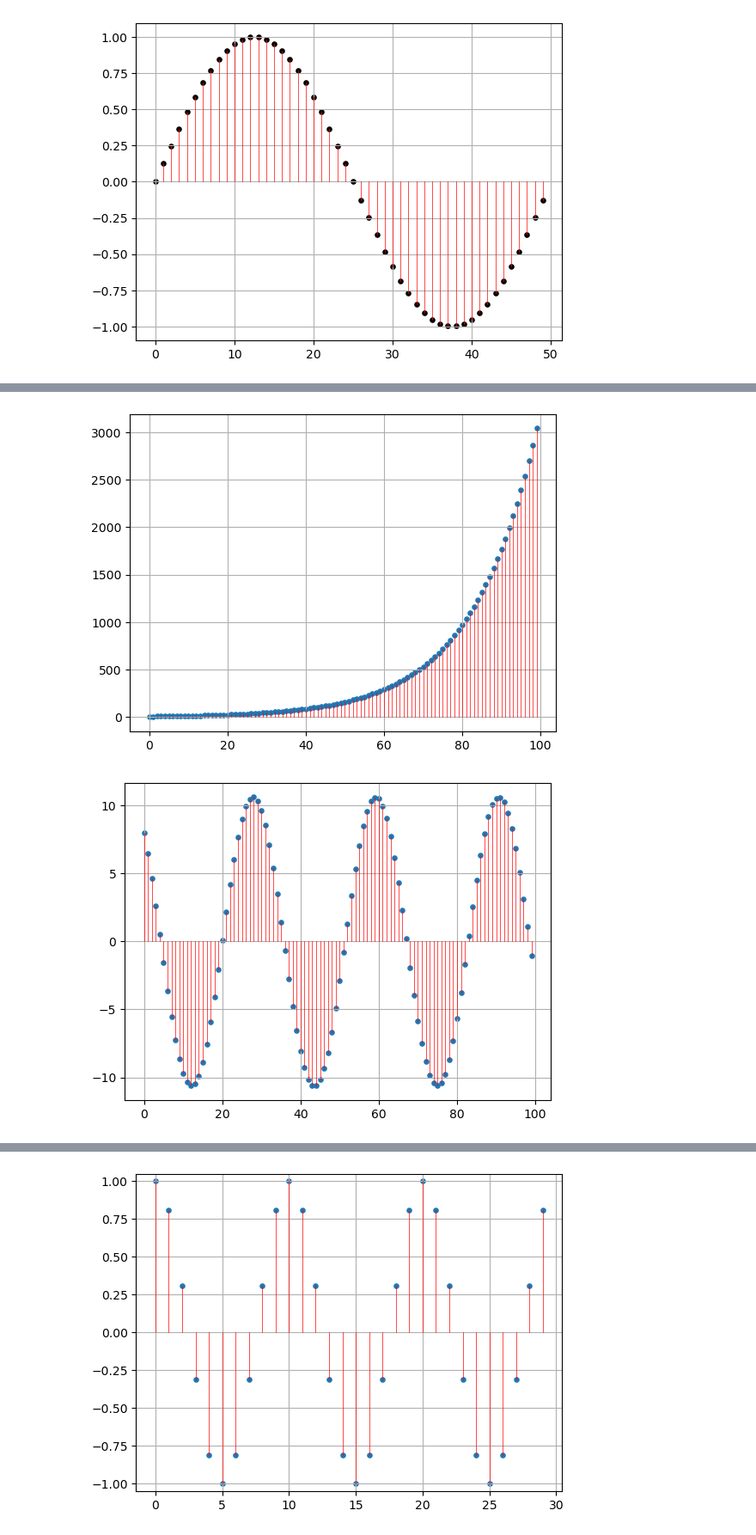
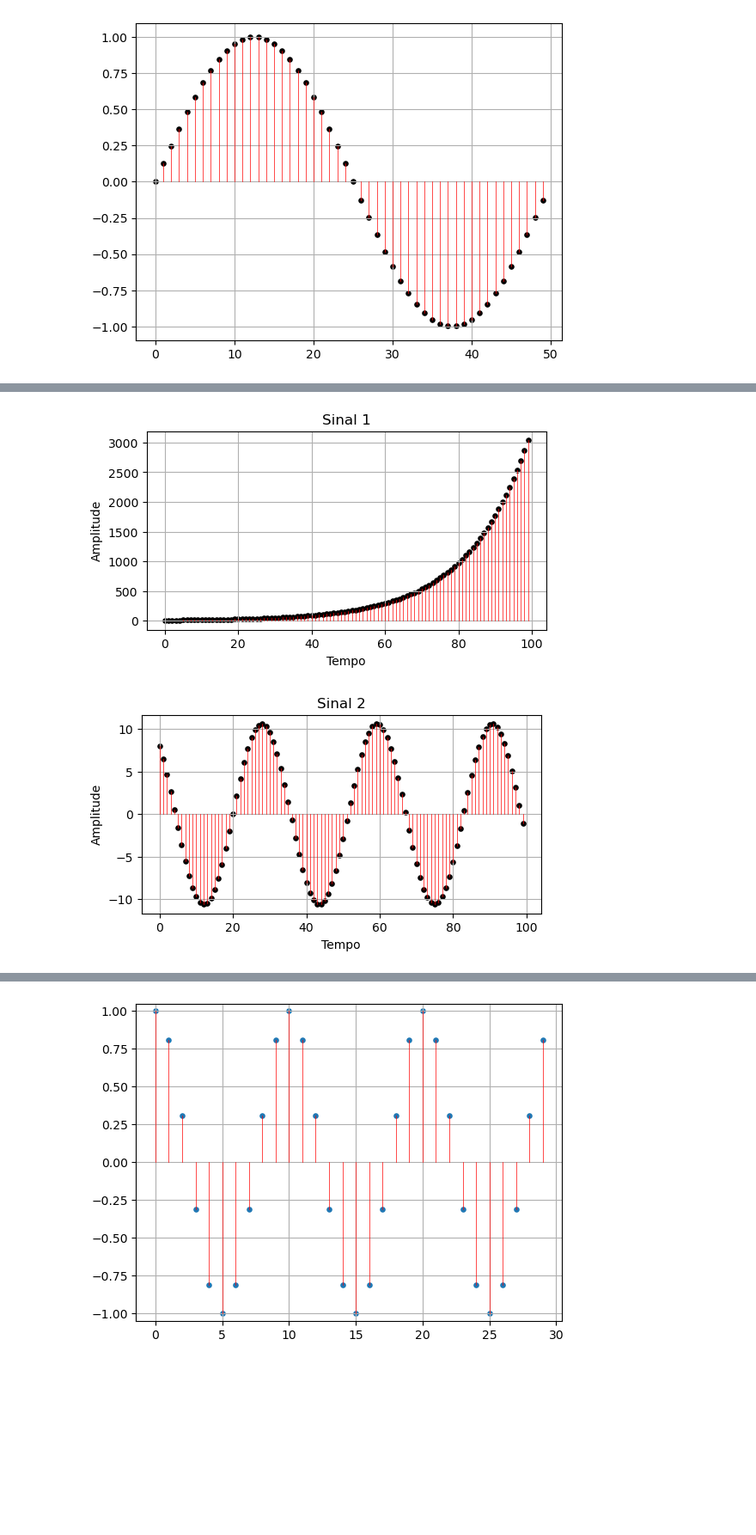
Before and after one commit to abrxao/faculdade, a Jupyter notebook: semestre_4/sinais_e_sistemas/atividade_1.ipynb, the cells around one changed output, grey strips where cells are left out. Shown at 86% size. Drawn from its saved outputs; the diff is of its cells as text; code cells hidden in the pictures; blank space fills up the shorter version.

```diff
--- a/semestre_4/sinais_e_sistemas/atividade_1.ipynb
+++ b/semestre_4/sinais_e_sistemas/atividade_1.ipynb
@@ -42,24 +58,32 @@ Importante resaltar que quanto maior o numero de amostras, menor tem que os valo
 # %%
 import numpy as np
-C = complex(8,7)
-a_exp = complex(.06,0)
-a_osc = complex(0,.2)
-a_amortecido = complex(-.05,.4)
+import matplotlib.pyplot as plt
 
-v_abc = [(C,a_exp),(C,a_osc),(C,a_amortecido)]
+C = complex(8, 7)
+a_exp = complex(0.06, 0)
+a_osc = complex(0, 0.2)
+a_amortecido = complex(-0.05, 0.4)
 
-y=[]
+v_abc = [(C, a_exp), (C, a_osc), (C, a_amortecido)]
+
 num_de_amostras = 100
-for tuple in v_abc:
-    C,a = tuple
-    for n in range(num_de_amostras):
-        y.append(C* np.exp(a*n))
-    plt.scatter(range(len(y)),np.real(y), s=14)
-    for i in range(len(y)):
-        plt.plot([i, i], [y[i], 0], color='r', linewidth=0.5)
+tempo = np.arange(num_de_amostras)
+
+for i, (C, a) in enumerate(v_abc):
+    sinal = C * np.exp(a * tempo)
+
+    plt.figure(figsize=(6,3))
+
+    plt.xlabel('Tempo')
+    plt.ylabel('Amplitude')
+    plt.title(f'Sinal {i + 1}')
+
+    plt.scatter(tempo,sinal, s=14,color='#000')
     plt.grid(True)
+    for i in range(len(sinal)):
+        plt.plot([i, i], [sinal[i], 0], color='r', linewidth=0.5,)
     plt.show()
     y.clear()
 # %% [output]
-[figure, old version]
+[figure, new version]
-[figure, old version]
+[figure, new version]
```
Also changed, not shown: parts of 13 cells of this notebook, 1 other file.
